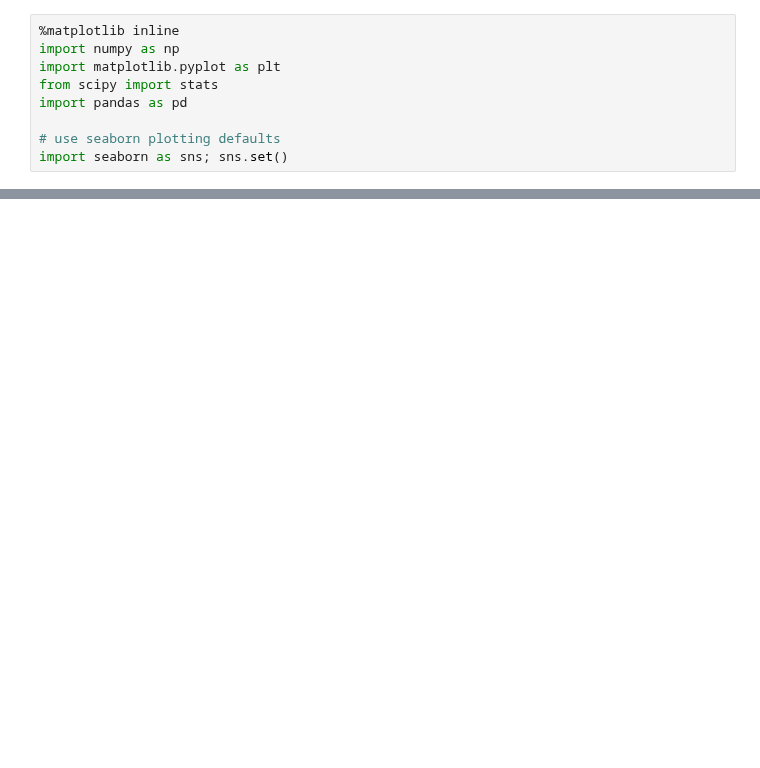
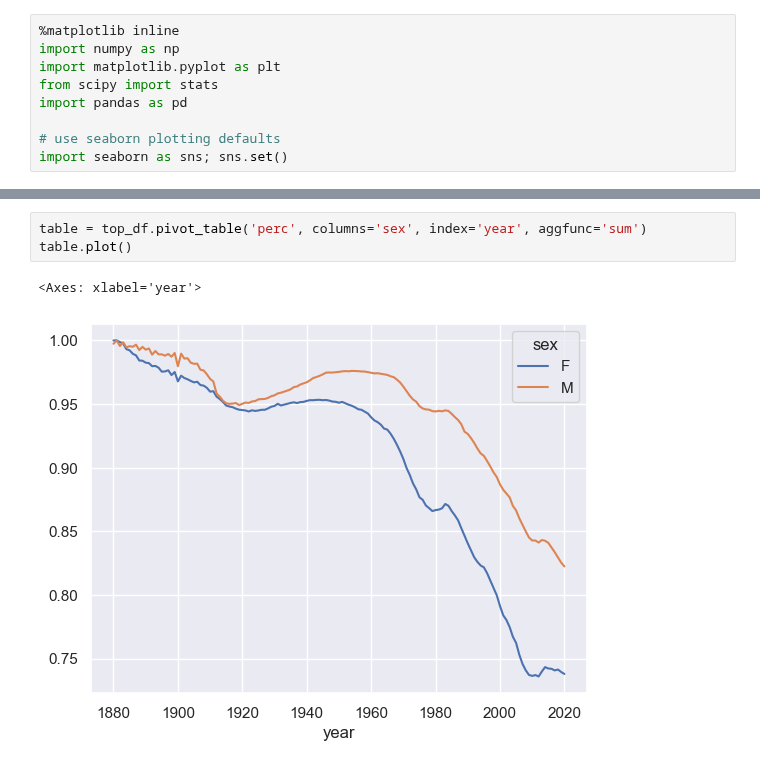
Before and after one commit to S3tuit/jup_lab, a Jupyter notebook: test.ipynb, the cells around one changed output, grey strips where cells are left out. Drawn from its saved outputs; the diff is of its cells as text; blank space fills up the shorter version.

```diff
--- a/test.ipynb
+++ b/test.ipynb
@@ -447,0 +97,6 @@ Name: value, dtype: float64
+# %%
+table = top_df.pivot_table('perc', columns='sex', index='year', aggfunc='sum')
+table.plot()
+# %% [output]
+<Axes: xlabel='year'>
+[figure, added]
```
Also changed, not shown: parts of 53 cells of this notebook, 7 other files.
